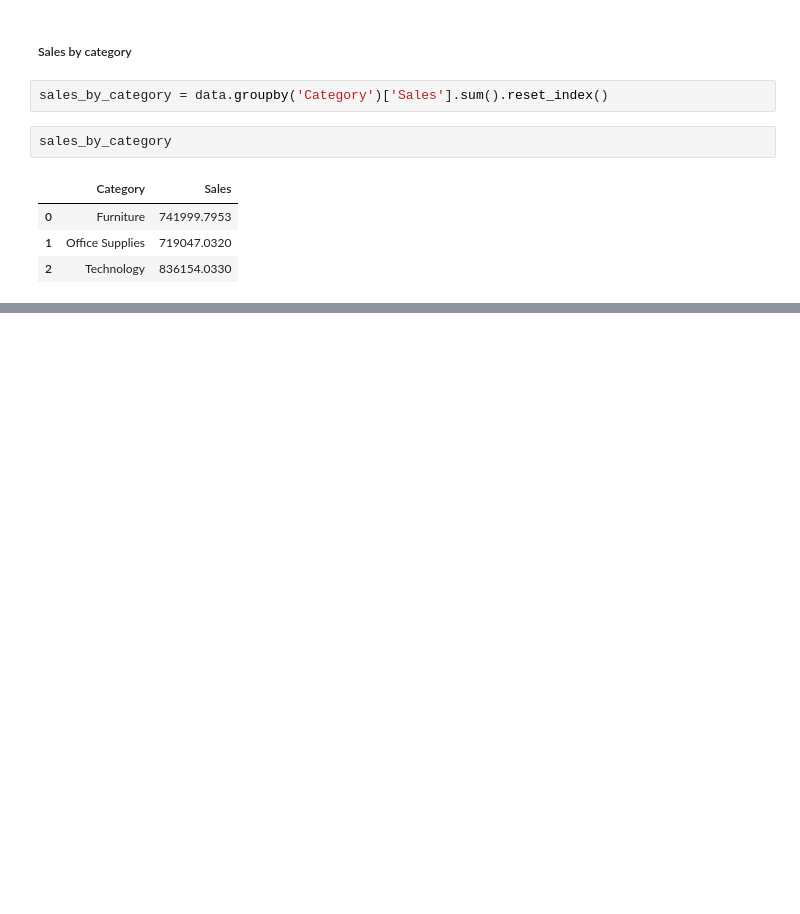
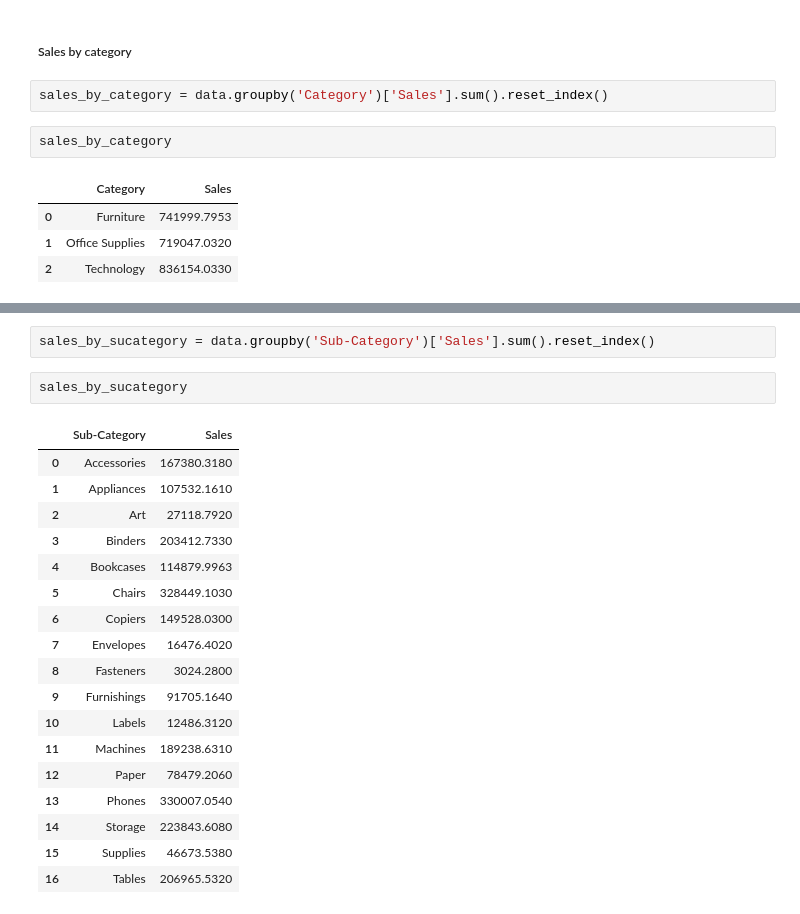
Before and after one commit to shiva3994/Practice, a Jupyter notebook: Daily Python/L_Superstore_report.ipynb, the cells around one changed output, grey strips where cells are left out. Saved outputs shown, nothing was run; the diff lists cells and outputs as text; blank space fills up the shorter version.

```diff
--- a/Daily Python/L_Superstore_report.ipynb
+++ b/Daily Python/L_Superstore_report.ipynb
@@ -203,0 +220,23 @@ fig.show()
+# %%
+sales_by_sucategory = data.groupby('Sub-Category')['Sales'].sum().reset_index()
+# %%
+sales_by_sucategory
+# %% [output]
+|  | Sub-Category | Sales |
+| 0 | Accessories | 167380.3180 |
+| 1 | Appliances | 107532.1610 |
+| 2 | Art | 27118.7920 |
+| 3 | Binders | 203412.7330 |
+| 4 | Bookcases | 114879.9963 |
+| 5 | Chairs | 328449.1030 |
+| 6 | Copiers | 149528.0300 |
+| 7 | Envelopes | 16476.4020 |
+| 8 | Fasteners | 3024.2800 |
+| 9 | Furnishings | 91705.1640 |
+| 10 | Labels | 12486.3120 |
+| 11 | Machines | 189238.6310 |
+| 12 | Paper | 78479.2060 |
+| 13 | Phones | 330007.0540 |
+| 14 | Storage | 223843.6080 |
+| 15 | Supplies | 46673.5380 |
+| 16 | Tables | 206965.5320 |
```
Also changed, not shown: parts of 12 cells of this notebook.
